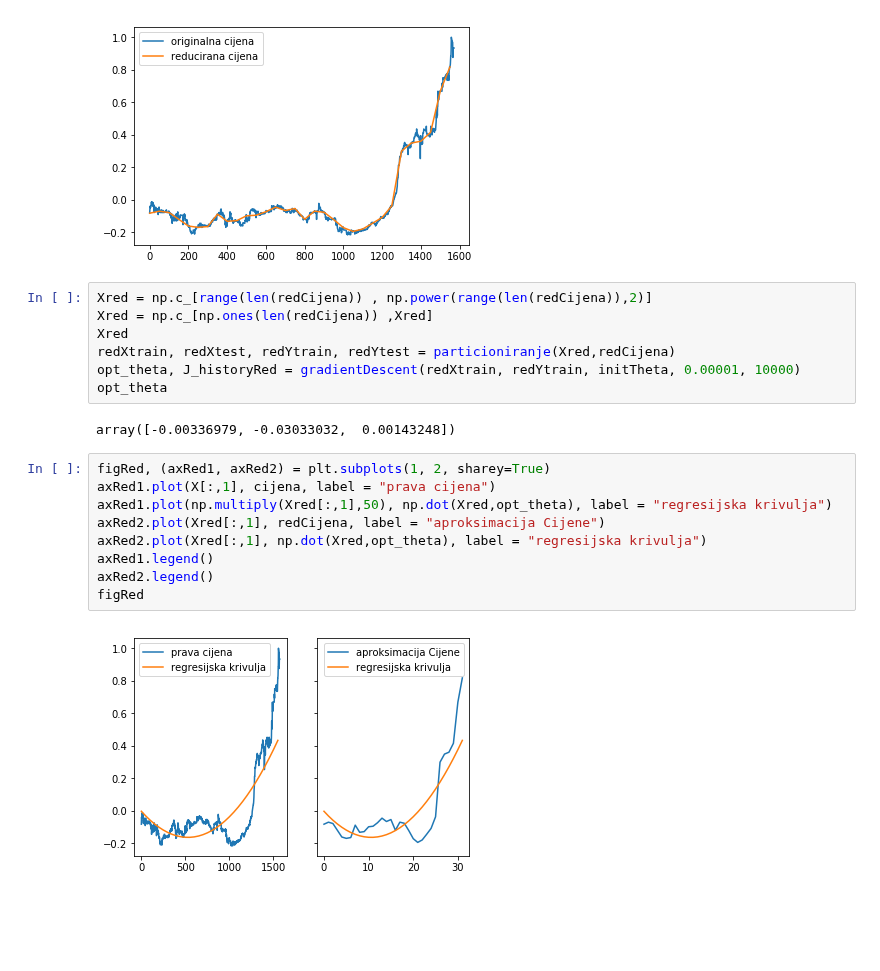
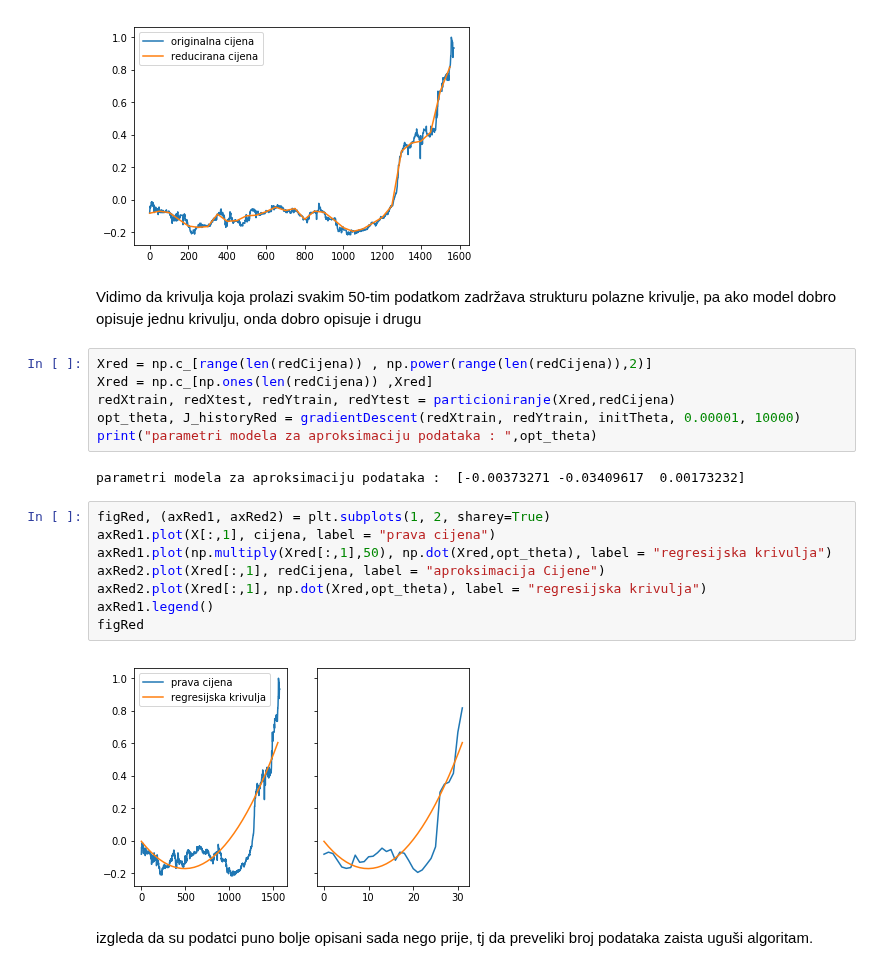
Before and after one commit to skrinjarf/Matemati-ki-softver, a Jupyter notebook: 1.zadaca.ipynb, the cells around one changed output. Drawn from its saved outputs; the diff is of its cells as text; blank space fills up the shorter version.

```diff
--- a/1.zadaca.ipynb
+++ b/1.zadaca.ipynb
@@ -227,23 +233,25 @@ plt.legend()
 figUsporedba
 # %% [output]
 [figure]
+# %% [markdown]
+Vidimo da krivulja koja prolazi svakim 50-tim podatkom zadržava strukturu polazne krivulje, pa ako model dobro opisuje jednu krivulju, onda dobro opisuje i drugu
 # %%
 Xred = np.c_[range(len(redCijena)) , np.power(range(len(redCijena)),2)]
 Xred = np.c_[np.ones(len(redCijena)) ,Xred]
-Xred
 redXtrain, redXtest, redYtrain, redYtest = particioniranje(Xred,redCijena)
 opt_theta, J_historyRed = gradientDescent(redXtrain, redYtrain, initTheta, 0.00001, 10000)
-opt_theta
+print("parametri modela za aproksimaciju podataka : ",opt_theta)
 # %% [output]
-array([-0.00336979, -0.03033032,  0.00143248])
+parametri modela za aproksimaciju podataka :  [-0.00373271 -0.03409617  0.00173232]
 # %%
 figRed, (axRed1, axRed2) = plt.subplots(1, 2, sharey=True)
 axRed1.plot(X[:,1], cijena, label = "prava cijena")
 axRed1.plot(np.multiply(Xred[:,1],50), np.dot(Xred,opt_theta), label = "regresijska krivulja")
 axRed2.plot(Xred[:,1], redCijena, label = "aproksimacija Cijene")
 axRed2.plot(Xred[:,1], np.dot(Xred,opt_theta), label = "regresijska krivulja")
 axRed1.legend()
-axRed2.legend()
 figRed
 # %% [output]
-[figure, old version]
+[figure, new version]
+# %% [markdown]
+izgleda da su podatci puno bolje opisani sada nego prije, tj da preveliki broj podataka zaista uguši algoritam.
```
Also changed, not shown: parts of 24 cells of this notebook.
